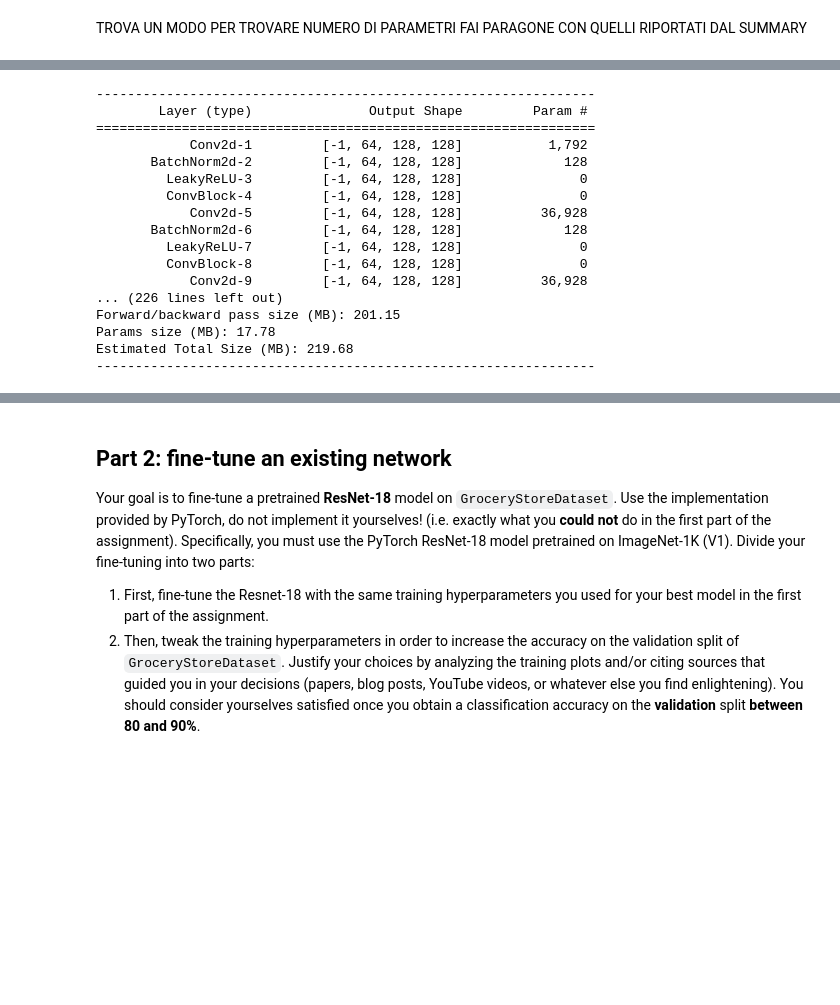
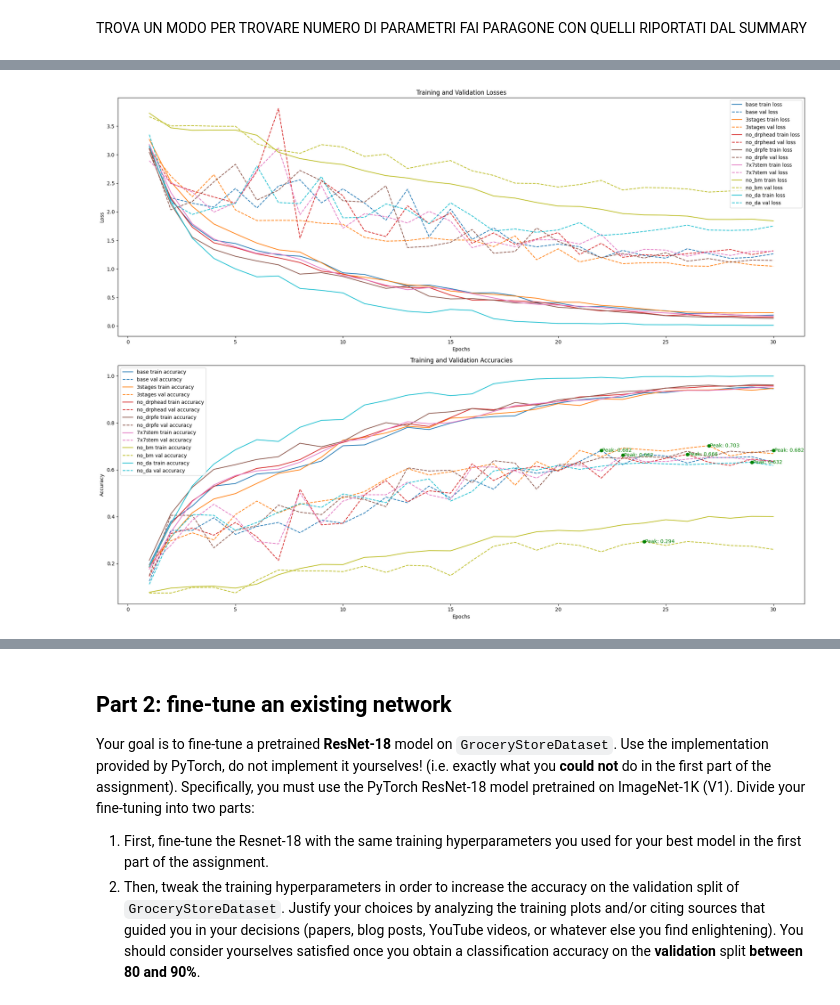
Before and after one commit to DanieleBaiocco/IPCV_assignment2, a Jupyter notebook: assignment_2.ipynb, the cells around one changed output, grey strips where cells are left out. Saved outputs shown, nothing was run; the diff lists cells and outputs as text; code cells hidden in the pictures; blank space fills up the shorter version.

Commit message:
ablation study concluded

```diff
--- a/assignment_2.ipynb
+++ b/assignment_2.ipynb
@@ -678,0 +634,10 @@ def update_config(cnf, key, new_value):
+# %%
+def plot_model_histories(histories, model_names, best_accuracies):
+    if len(histories) != len(model_names):
+        raise ValueError("The number of histories and model names must be the same.")
+    plt.figure(figsize=(20, 15))
+    colors = plt.cm.get_cmap('tab10', len(histories))
+    plot_metric(histories, model_names, best_accuracies, 'losses', 'Loss', colors, 1)
+    plot_metric(histories, model_names, best_accuracies, 'accuracies', 'Accuracy', colors, 2)
+    plt.tight_layout()
+    plt.show()
@@ -686,19 +672,23 @@ cnf3 = update_config(cnf, 'dropout_fe', 0.0)
 cnf4 = update_config(cnf, 'stem_layer',stem_layer_2)
 cnf5 = update_config(cnf, 'normalization', lambda channels: torch.nn.Identity(channels))
 cnf6 = update_config(cnf, 'train_transform',  val_transform(resize_size, crop_size, mean, std))
-cnfs = {'base_model': cnf,
-        'minus one stage': cnf1,
-        #'without head dropout': cnf2,
-        #'without fe dropout': cnf3,
-        #'7x7 stem': cnf4,
-        #'no batchnorm': cnf5,
-        #'no data agumentation': cnf6
+cnfs = {'base': cnf,
+        '3stages': cnf1,
+        'no_drphead': cnf2,
+        'no_drpfe': cnf3,
+        '7x7stem': cnf4,
+        'no_bm': cnf5,
+        'no_da': cnf6
         }
 device = torch.device('cuda' if torch.cuda.is_available() else 'cpu')
-directory_path = 'saved_weights'
-res = []
-for idx, (conf_name, cnf) in enumerate(cnfs.items()):
-    acc_value, flops, params = execute(cnf, device, f'{directory_path}_{idx}')
-    res.append([conf_name, acc_value, flops, params])
-print(pd.DataFrame(res, columns = ['model_name', 'best_val_acc', 'flops', 'n_params']))
+abl_study_res = []
+histories = []
+for idx, (conf_name, configuration) in enumerate(cnfs.items()):
+    print(f'Training and evaluating {conf_name} model')
+    history, acc_value, flops, macs, params = execute(configuration, device)
+    abl_study_res.append([conf_name, acc_value, flops, macs, params])
+    histories.append(history)
+results = pd.DataFrame(abl_study_res, columns = ['model_name', 'best_val_acc', 'flops', 'macs', 'n_params'])
+results.to_csv('abl_results.csv', index=False)
+pd.DataFrame(histories).to_csv('abl_histories.csv', index = False)
 # %% [output]
@@ -742,20 +746,4 @@ TypeError: DataFrame.__init__() got an unexpected keyword argument 'column'
-# %%
-summary(model, input_size=(3, crop_size, crop_size))
-# %% [output]
-----------------------------------------------------------------
-        Layer (type)               Output Shape         Param #
-================================================================
-            Conv2d-1         [-1, 64, 128, 128]           1,792
-       BatchNorm2d-2         [-1, 64, 128, 128]             128
-         LeakyReLU-3         [-1, 64, 128, 128]               0
-         ConvBlock-4         [-1, 64, 128, 128]               0
-            Conv2d-5         [-1, 64, 128, 128]          36,928
-       BatchNorm2d-6         [-1, 64, 128, 128]             128
-         LeakyReLU-7         [-1, 64, 128, 128]               0
-         ConvBlock-8         [-1, 64, 128, 128]               0
-            Conv2d-9         [-1, 64, 128, 128]          36,928
-... (226 lines left out)
-Forward/backward pass size (MB): 201.15
-Params size (MB): 17.78
-Estimated Total Size (MB): 219.68
-----------------------------------------------------------------
+# %%
+plot_model_histories(histories, results['model_name'], results['best_val_acc'])
+# %% [output]
+[figure, added]
```
Also changed, not shown: parts of 17 cells of this notebook, 3 other files.
